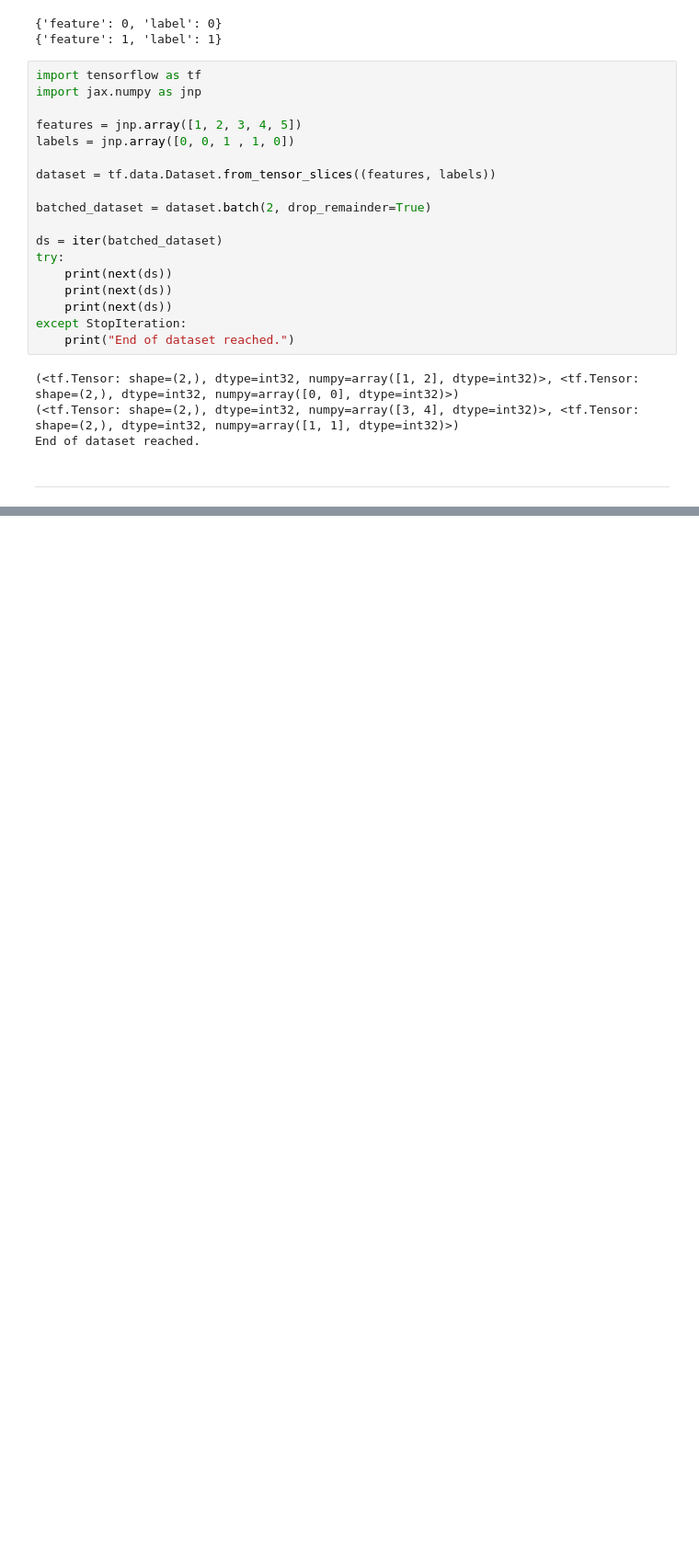
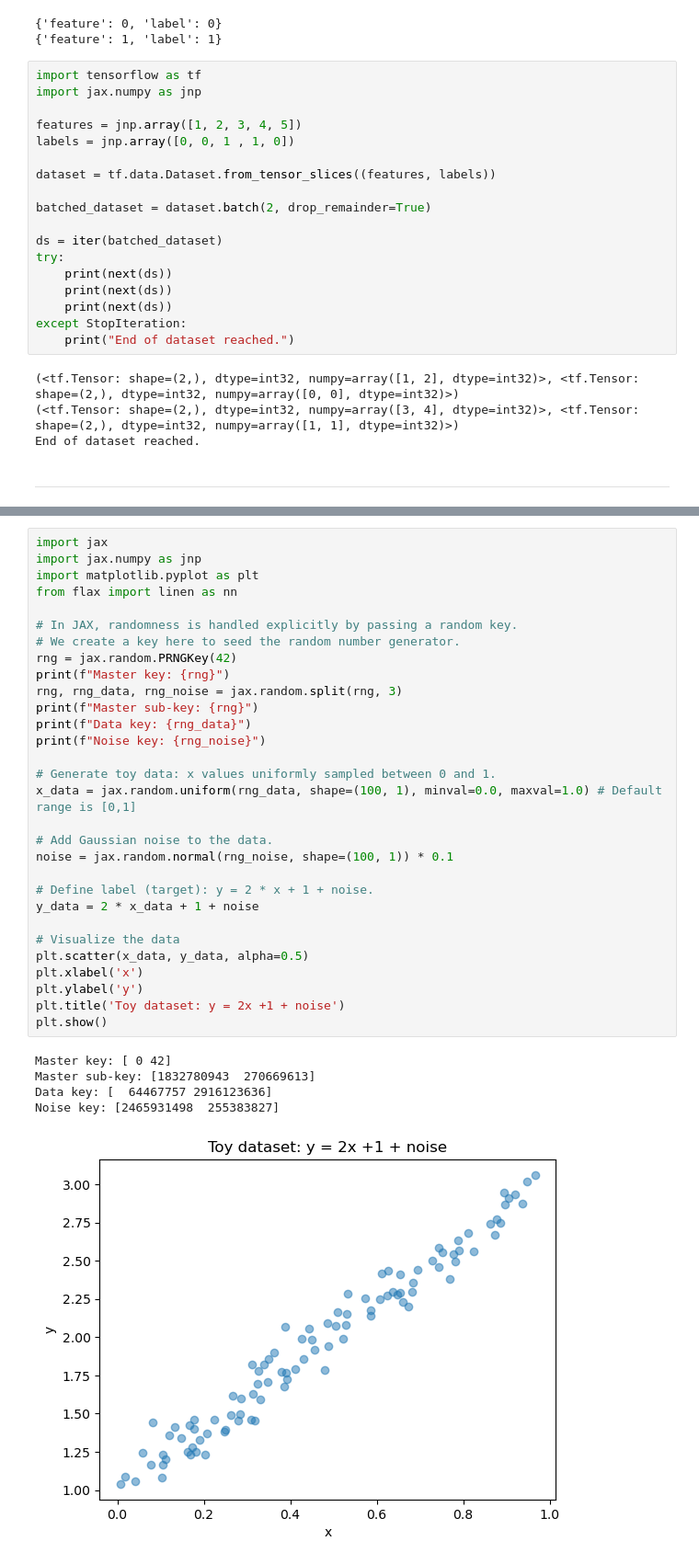
Before and after one commit to paymantohidifar/deep-learning-for-biology-book, a Jupyter notebook: notebooks/chapter1.ipynb, the cells around one changed output, grey strips where cells are left out. Shown at 92% size. Drawn from its saved outputs; the diff is of its cells as text; blank space fills up the shorter version.

```diff
--- a/notebooks/chapter1.ipynb
+++ b/notebooks/chapter1.ipynb
@@ -827,0 +874,36 @@ End of dataset reached.
+# %%
+import jax
+import jax.numpy as jnp
+import matplotlib.pyplot as plt
+from flax import linen as nn
+
+# In JAX, randomness is handled explicitly by passing a random key.
+# We create a key here to seed the random number generator.
+rng = jax.random.PRNGKey(42)
+print(f"Master key: {rng}")
+rng, rng_data, rng_noise = jax.random.split(rng, 3)
+print(f"Master sub-key: {rng}")
+print(f"Data key: {rng_data}")
+print(f"Noise key: {rng_noise}")
+
+# Generate toy data: x values uniformly sampled between 0 and 1.
+x_data = jax.random.uniform(rng_data, shape=(100, 1), minval=0.0, maxval=1.0) # Default range is [0,1]
+
+# Add Gaussian noise to the data.
+noise = jax.random.normal(rng_noise, shape=(100, 1)) * 0.1
+
+# Define label (target): y = 2 * x + 1 + noise.
+y_data = 2 * x_data + 1 + noise
+
+# Visualize the data
+plt.scatter(x_data, y_data, alpha=0.5)
+plt.xlabel('x')
+plt.ylabel('y')
+plt.title('Toy dataset: y = 2x +1 + noise')
+plt.show()
+# %% [output]
+Master key: [ 0 42]
+Master sub-key: [1832780943  270669613]
+Data key: [  64467757 2916123636]
+Noise key: [2465931498  255383827]
+[figure, added]
```
Also changed, not shown: parts of 8 cells of this notebook.
